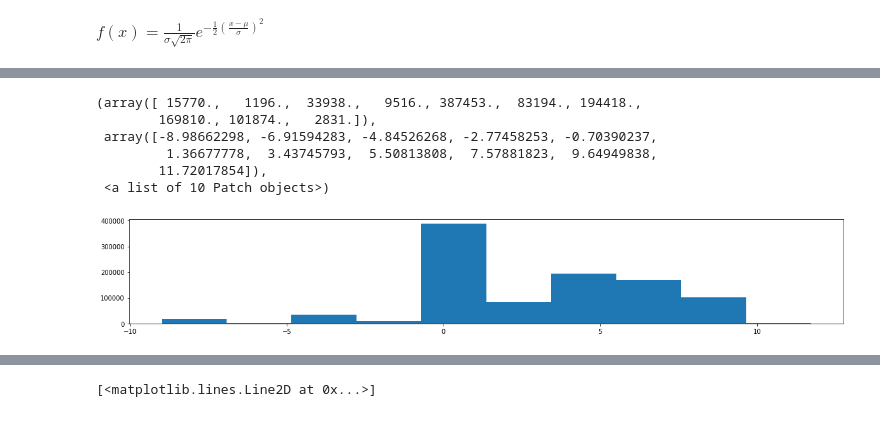
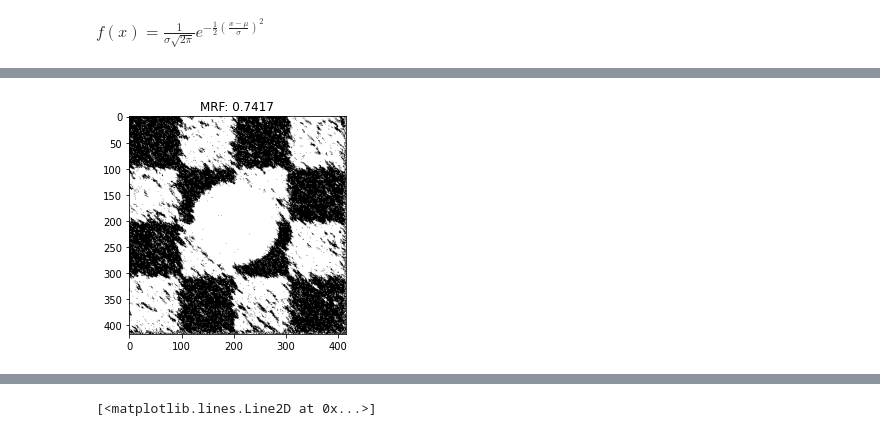
Before and after one commit to carbonati/kaggle-arc, a Jupyter notebook: notebooks/mrf.ipynb, the cells around one changed output, grey strips where cells are left out. Drawn from its saved outputs; the diff is of its cells as text; code cells hidden in the pictures.

```diff
--- a/notebooks/mrf.ipynb
+++ b/notebooks/mrf.ipynb
@@ -45,10 +39,10 @@ def gaussian_log_density(x, mean, log_var):
 
 def gaussian_density(x, mean, var):
     """Computes the density of a Gaussian."""
-    norm_const = 1. / np.sqrt(2 * np.pi)
-    inv_sigma = 1. / np.sqrt(var)
+    norm_const = 1. / np.sqrt(2 * np.pi + 1e-7)
+    inv_sigma = 1. / np.sqrt(var + 1e-7)
     delta_sq = (x - mean)**2
-    return norm_const * inv_sigma * np.exp(-delta_sq / (2 * var))
+    return norm_const * inv_sigma * np.exp(-delta_sq / (2 * var + 1e-7))
 # %%
 label_to_value = {
     0: 0,
@@ -135,16 +121,0 @@ Naive Bayes Classifier Labels
-# %%
-
-variance_list = [100, 1000, 20000]
-var_list = [1.,]
-for var in var_list:
-    x_noise = add_noise(x_arr, var)
-    cls_info = naive_bayes_learning(x_arr, x_noise, labels)
-    nb = NaiveBayes(3).fit(x_noise, labels)
-    prediciton_array = naive_bayes_predict(x_noise, cls_info)
-    print ("Noisy Image with var", var)
-    plt.imshow(x_noise, cmap='gray')
-    plt.show()
-    print ("Naive Bayes Classifier Labels")
-    plt.imshow(prediciton_array, cmap='gray')
-    plt.show()
-    break
@@ -224,7 +190,7 @@ def delta_enegry(w, index, betha, new_value, neighbors_indices, pixels, cls_info
     return new_energy - initial_energy
 # %%
 def compute_energy(x, mu, var):
-    return np.sum(np.log(np.sqrt(2. * np.pi * var)) + ((x - mu)**2 / (2. * var)))
+    return np.log(np.sqrt(2. * np.pi * var)) + ((x - mu)**2 / (2. * var))
 # %%
 DEFAULT_NEIGHBORS = np.array([
     [0,  1., 0 ],
@@ -467,10 +499,19 @@ sns.distplot(model.deltas, bins=100)
-# %%
-plt.hist(model.deltas)
-# %% [output]
-(array([ 15770.,   1196.,  33938.,   9516., 387453.,  83194., 194418.,
-        169810., 101874.,   2831.]),
- array([-8.98662298, -6.91594283, -4.84526268, -2.77458253, -0.70390237,
-         1.36677778,  3.43745793,  5.50813808,  7.57881823,  9.64949838,
-        11.72017854]),
- <a list of 10 Patch objects>)
-[figure, removed]
+# %%
+# x_noise = add_noise(x_arr, 1.)
+model3 = MRF(3,
+             beta=10,
+             start_temperature=1.,
+             verbose=10000,
+             delta_th=.5,
+             scheduler=exponential_schedule,
+             workers=8)
+start_dt = time.time()
+a,b = model3.fit(x_noise, labels, num_steps=30, max_iterations=100000)
+elapsed = datetime.timedelta(seconds=time.time() - start_dt)#.strftime('%H:%M:%S')
+
+y_pred = np.vectorize(label_to_value.__getitem__)(a)
+
+plt.imshow(y_pred/255., 'gray')
+plt.title(f'MRF: {np.mean(y_pred == arr):.4f}')
+plt.show();
+# %% [output]
@@ -476,0 +543 @@ plt.hist(model.deltas)
+[figure, added]
```
Also changed, not shown: parts of 80 cells of this notebook, 1 other file.
